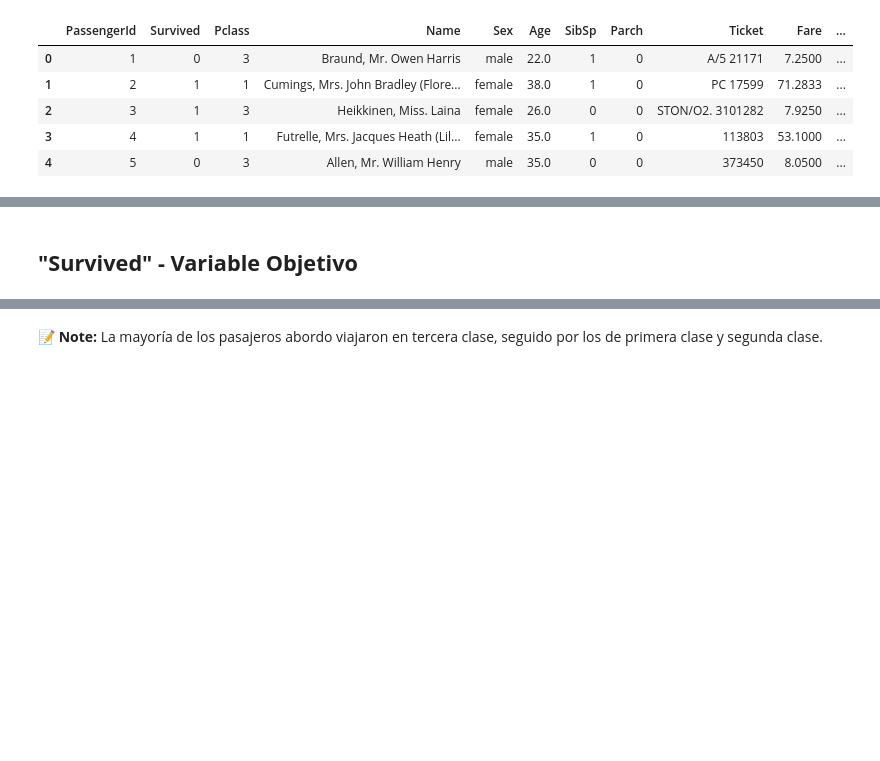
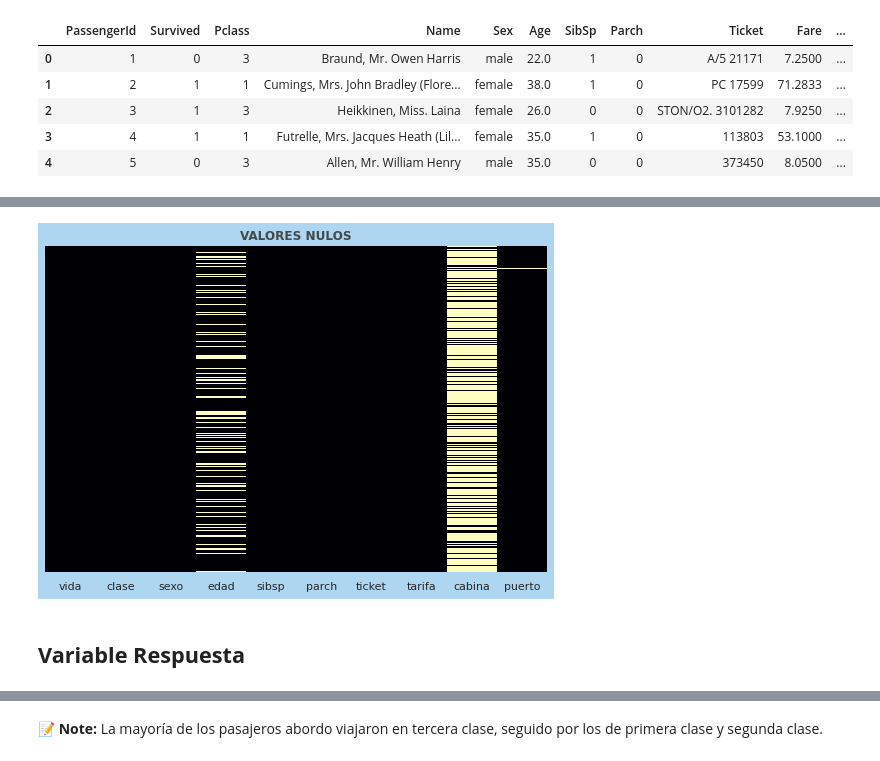
Before and after one commit to PabloJRW/titanic-classifier, a Jupyter notebook: Titanic.ipynb, the cells around one changed output, grey strips where cells are left out. Drawn from its saved outputs; the diff is of its cells as text; code cells hidden in the pictures; blank space fills up the shorter version.

```diff
--- a/Titanic.ipynb
+++ b/Titanic.ipynb
@@ -14,5 +35,7 @@ sns.set(rc={'axes.facecolor':"#EAEDED",
             "text.color":"#424949" # color for headlines and sub headlines
            })
 # %%
-df_train = pd.read_csv('https://github.com/PabloJRW/titanic-classifier/raw/main/train.csv')
-df_test = pd.read_csv('https://github.com/PabloJRW/titanic-classifier/raw/main/test.csv')
+url_train = "https://github.com/PabloJRW/titanic-classifier/raw/main/train.csv"
+url_test = "https://github.com/PabloJRW/titanic-classifier/raw/main/test.csv"
+df_train = pd.read_csv(url_train)
+df_test = pd.read_csv(url_test)
@@ -65,0 +53,8 @@ memory usage: 83.7+ KB
+# %%
+# Eliminción de variables irrelevantes
+df_train.drop(['PassengerId','Name'], axis=1, inplace=True)
+df_test.drop(['PassengerId','Name'], axis=1, inplace=True)
+# Renombrado de variables en datos de entrenamiento
+df_train.columns = ["vida", "clase", "sexo", "edad", "sibsp", "parch", "ticket", "tarifa", "cabina", "puerto"]
+# Renombrado de variables en datos de prueba
+df_test.columns = ["clase", "sexo", "edad", "sibsp", "parch", "ticket", "tarifa", "cabina", "puerto"]
@@ -65,0 +105,8 @@ memory usage: 83.7+ KB
+# %%
+# Visualización de variables con valores faltantes
+plt.figure(figsize=(9,6))
+plt.title('VALORES NULOS', fontweight='bold')
+sns.heatmap(df_train.isnull(), yticklabels=False, cbar=False, cmap='magma')
+plt.show()
+# %% [output]
+[figure, added]
@@ -66,2 +122,2 @@ memory usage: 83.7+ KB
 # %% [markdown]
-## <b>"Survived" - Variable Objetivo
+## <b>Variable Respuesta
```
Also changed, not shown: parts of 69 cells of this notebook.
